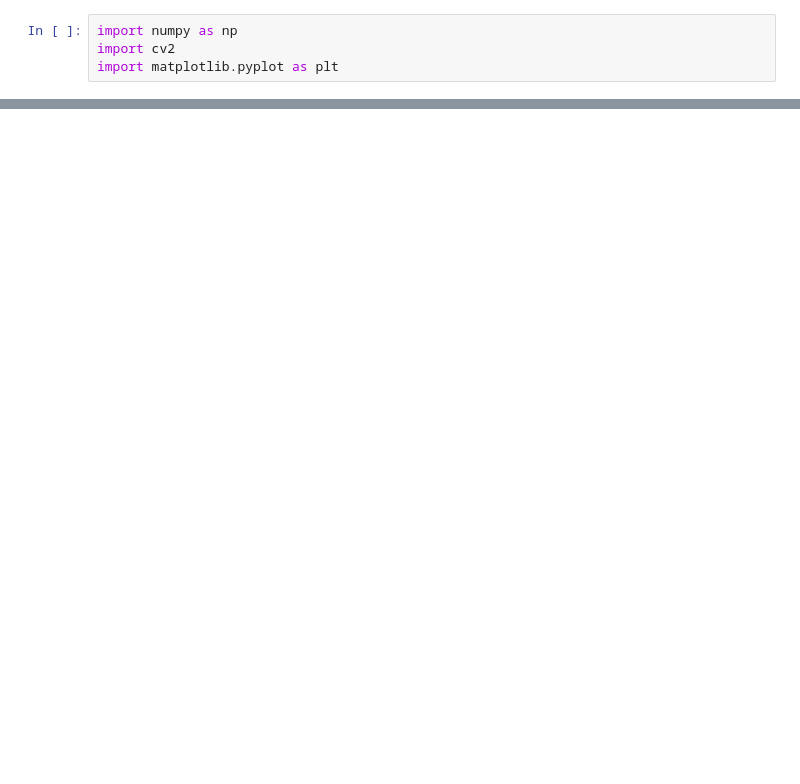
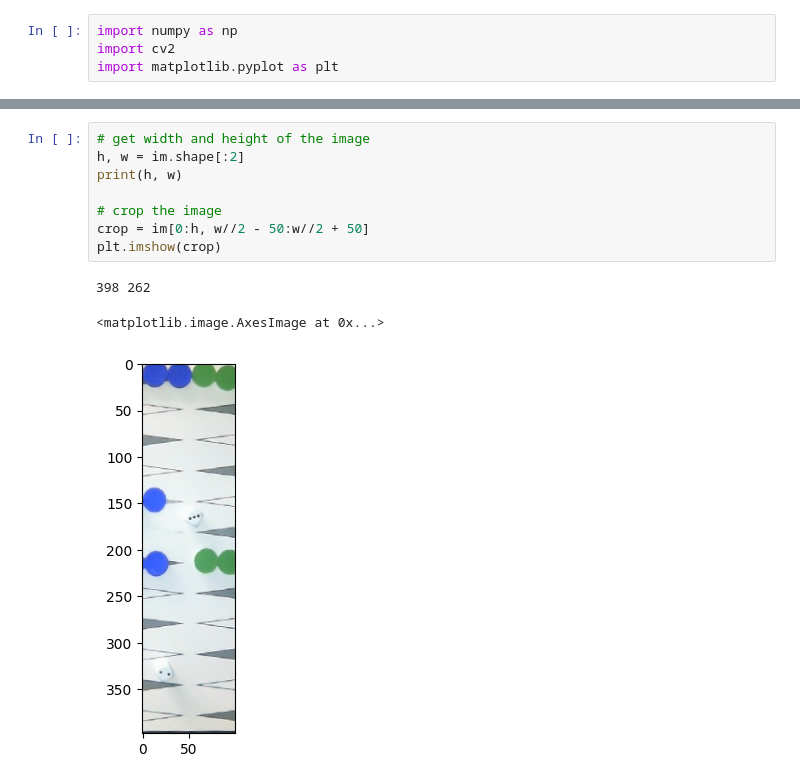
Before and after one commit to gallbotond/backgammon-image-processing, a Jupyter notebook: dice-detection.ipynb, the cells around one changed output, grey strips where cells are left out. Cells and saved outputs as stored; diff of their text form; blank space fills up the shorter version.

```diff
--- a/dice-detection.ipynb
+++ b/dice-detection.ipynb
@@ -10,0 +11,12 @@ plt.imshow(im)
+# %%
+# get width and height of the image
+h, w = im.shape[:2]
+print(h, w)
+
+# crop the image
+crop = im[0:h, w//2 - 50:w//2 + 50]
+plt.imshow(crop)
+# %% [output]
+398 262
+<matplotlib.image.AxesImage at 0x...>
+[figure, added]
```
Also changed, not shown: parts of 2 cells of this notebook, 49 other files.
